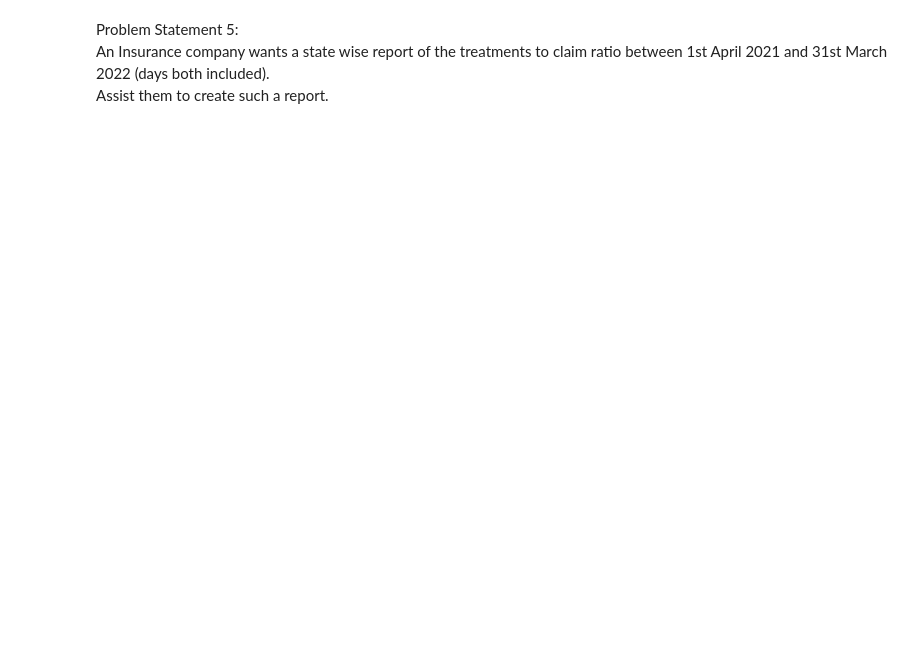
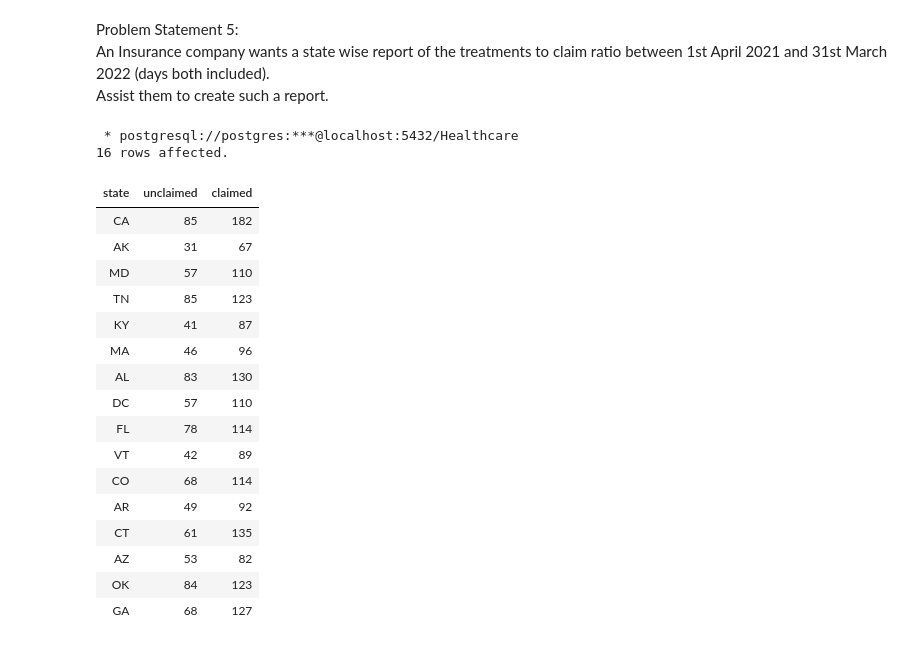
Before and after one commit to msb73/FS, a Jupyter notebook: Project Healthcare2 problem statements.ipynb, the cells around one changed output. Drawn from its saved outputs; the diff is of its cells as text; code cells hidden in the pictures; blank space fills up the shorter version.

```diff
--- a/Project Healthcare2 problem statements.ipynb
+++ b/Project Healthcare2 problem statements.ipynb
@@ -25,0 +182,32 @@ Problem Statement 5:  <br>An Insurance company wants a state wise report of the
+# %%
+%%sql
+select state,
+    sum((case when t1.claimid is null then 1 else 0 end)) as unclaimed,
+    sum(case when t1.claimid is not null then 1 else 0 end) as claimed
+        from claim right join treatment t1 using(claimid)
+                   inner join person  on patientid = personid
+                   inner join address using(addressid) where date >= '04-01-2021' and date <= '03-31-2022'
+    -- from address inner join person using (addressid)
+    --              inner join treatment t1 on patientid = personid
+    --              inner join claim using (claimid)
+    group by state
+# %% [output]
+ * postgresql://postgres:***@localhost:5432/Healthcare
+16 rows affected.
+| state | unclaimed | claimed |
+| CA | 85 | 182 |
+| AK | 31 | 67 |
+| MD | 57 | 110 |
+| TN | 85 | 123 |
+| KY | 41 | 87 |
+| MA | 46 | 96 |
+| AL | 83 | 130 |
+| DC | 57 | 110 |
+| FL | 78 | 114 |
+| VT | 42 | 89 |
+| CO | 68 | 114 |
+| AR | 49 | 92 |
+| CT | 61 | 135 |
+| AZ | 53 | 82 |
+| OK | 84 | 123 |
+| GA | 68 | 127 |
```
Also changed, not shown: parts of 10 cells of this notebook, 11 other files.
